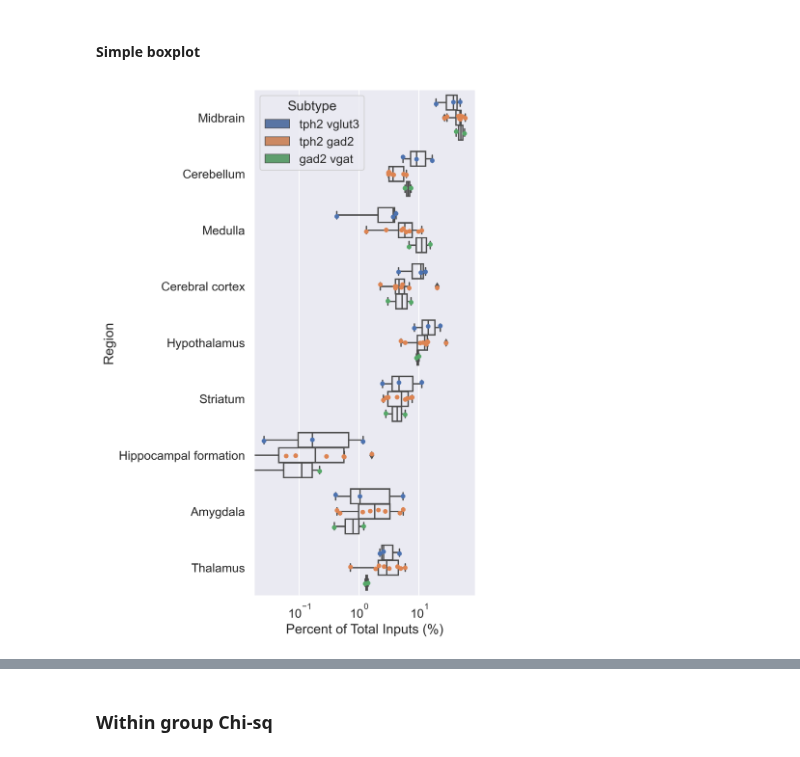
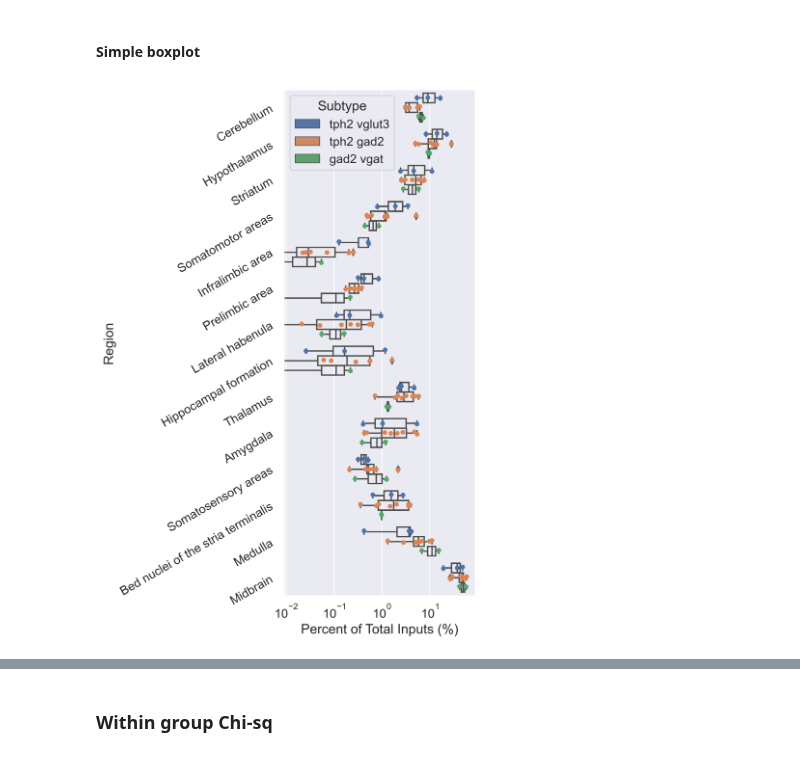
Before and after one commit to neurodata/brainlit, a Jupyter notebook: experiments/BrainLine/soma_analysis.ipynb, the cells around one changed output, grey strips where cells are left out. Drawn from its saved outputs; the diff is of its cells as text; code cells hidden in the pictures.

Commit message:
update figures

```diff
--- a/experiments/BrainLine/soma_analysis.ipynb
+++ b/experiments/BrainLine/soma_analysis.ipynb
@@ -522,8 +490,6 @@ region_names = []
 pcts = []
 ids = []
 subtypes = []
-
-regions = regions_coarse
 
 for brain_id in sd.brain_ids:
     subtype = sd.brain2paths[brain_id]["subtype"]
@@ -542,35 +508,37 @@ for brain_id in sd.brain_ids:
         pcts.append(total/sd.region_graph.nodes[997][brain_id]*100)
         subtypes.append(subtype)
         ids.append(brain_id)
         region_names.append(composite_region)
 
 data = {"Region": region_names, "Brain ID": ids, "Subtype": subtypes, "Percent of Total Inputs (%)": pcts}
 df = pd.DataFrame(data=data)
 
 diffs = []
 for region_name in df["Region"].unique():
-    diff = np.abs(df[(df["Region"] == region_name) & (df["Subtype"] == "tph2 gad2")]["Percent of Total Inputs (%)"].mean() - df[(df["Region"] == region_name) & (df["Subtype"] == "tph2 vglut3")]["Percent of Total Inputs (%)"].mean())
+    diff = df[(df["Region"] == region_name) & (df["Subtype"] == "tph2 gad2")]["Percent of Total Inputs (%)"].mean() - df[(df["Region"] == region_name) & (df["Subtype"] == "tph2 vglut3")]["Percent of Total Inputs (%)"].mean()
     diffs.append((region_name, diff))
 def second(e):
     return e[1]
-diffs.sort(key=second, reverse=True)
+diffs.sort(key=second, reverse=False)
 order = [e[0] for e in diffs]
 
 sns.set(font_scale=1.2)
 fig, ax = plt.subplots(1, 1, figsize=(6,8.6), dpi=300)
 fig_args = {
             "x": "Percent of Total Inputs (%)",
             "y": "Region",
             "hue": "Subtype",
             "data": df,
             "dodge": True,
         }
 bplot = sns.stripplot(ax=ax, legend=False, order=order, **fig_args)
 fig_args["boxprops"] = {'facecolor':'none'}
 bplot = sns.boxplot(ax=ax, order=order, **fig_args)
 bplot.set_xscale("log")
+xtick_labels = bplot.get_yticklabels()
+bplot.set_yticklabels(labels=xtick_labels, rotation=30)
 fig.tight_layout()
 # %% [output]
-[figure, old version]
+[figure, new version]
 # %%
 sd.region_barchart(regions_coarse, composite_regions=composite_regions, normalize_region=872)
```
Also changed, not shown: parts of 7 cells of this notebook, 1 other file.
